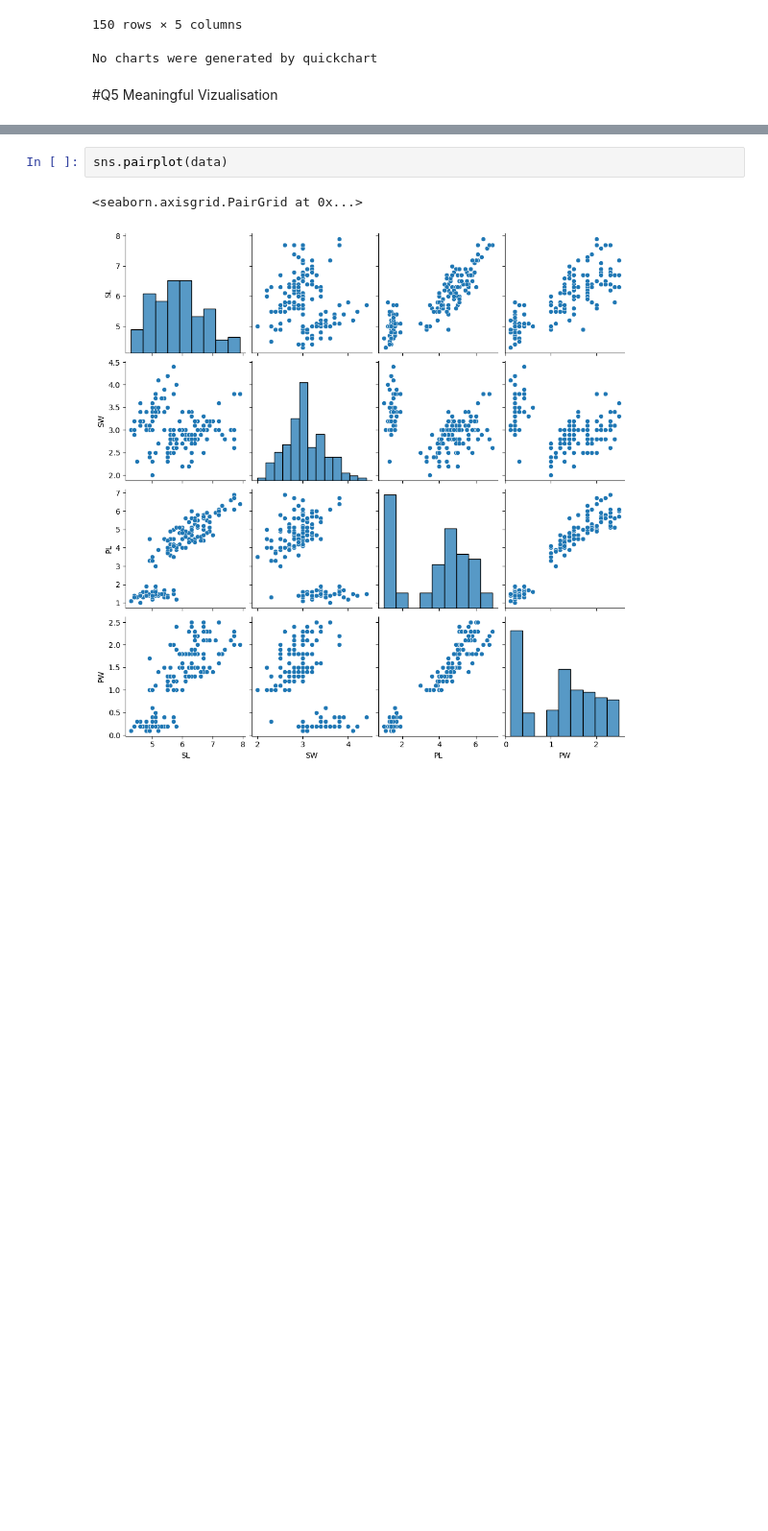
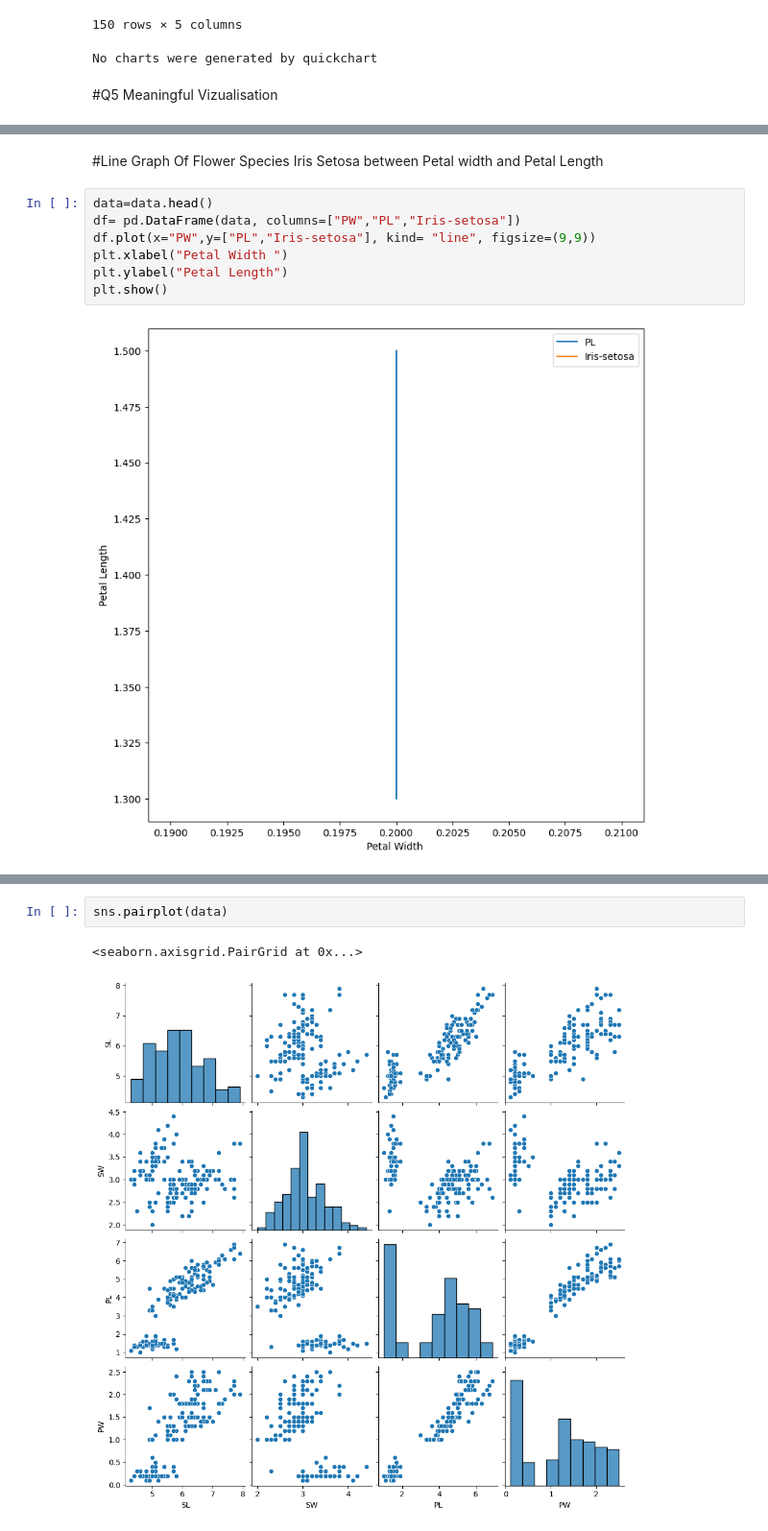
Before and after one commit to sheena-k/sheena-k, a Jupyter notebook: work2.ipynb, the cells around one changed output, grey strips where cells are left out. Shown at 96% size. Saved outputs shown, nothing was run; the diff lists cells and outputs as text; blank space fills up the shorter version.

```diff
--- a/work2.ipynb
+++ b/work2.ipynb
@@ -67,0 +77,11 @@ No charts were generated by quickchart
+# %% [markdown]
+#Line Graph Of Flower Species Iris Setosa between Petal width and Petal Length
+# %%
+data=data.head()
+df= pd.DataFrame(data, columns=["PW","PL","Iris-setosa"])
+df.plot(x="PW",y=["PL","Iris-setosa"], kind= "line", figsize=(9,9))
+plt.xlabel("Petal Width ")
+plt.ylabel("Petal Length")
+plt.show()
+# %% [output]
+[figure, added]
```
Also changed, not shown: parts of 6 cells of this notebook.
